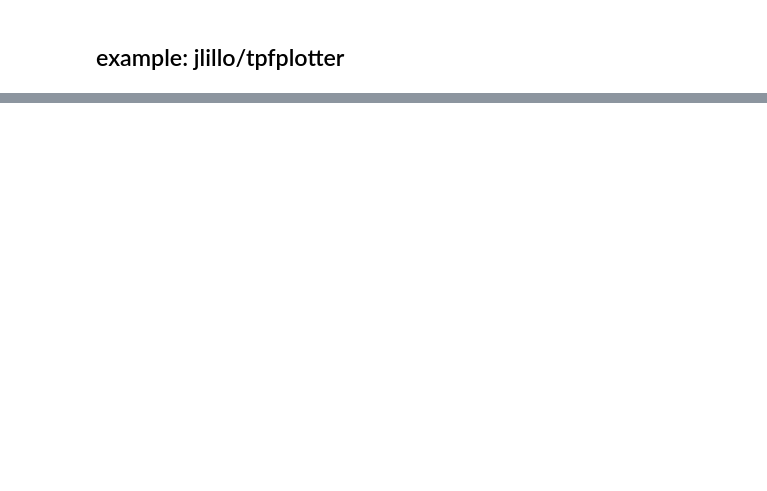
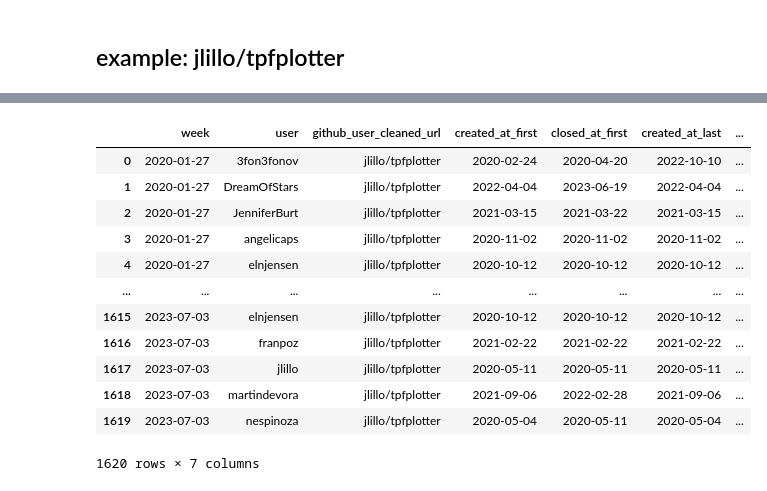
Before and after one commit to softwaresaved/rse-repo-analysis, a Jupyter notebook: analysis/github.ipynb, the cells around one changed output, grey strips where cells are left out. Saved outputs shown, nothing was run; the diff lists cells and outputs as text; code cells hidden in the pictures; blank space fills up the shorter version.

```diff
--- a/analysis/github.ipynb
+++ b/analysis/github.ipynb
@@ -373,0 +383,3 @@ datetime.date(2022, 9, 12)
+# %%
+offset = pd.DateOffset(weeks=1, weekday=0, normalize=True)
+start = metadata.created_at.iloc[0] - offset
@@ -373,0 +406,16 @@ datetime.date(2022, 9, 12)
+# %%
+df
+# %% [output]
+|  | week | user | github_user_cleaned_url | created_at_first | closed_at_first | created_at_last | ... |
+| 0 | 2020-01-27 | 3fon3fonov | jlillo/tpfplotter | 2020-02-24 | 2020-04-20 | 2022-10-10 | ... |
+| 1 | 2020-01-27 | DreamOfStars | jlillo/tpfplotter | 2022-04-04 | 2023-06-19 | 2022-04-04 | ... |
+| 2 | 2020-01-27 | JenniferBurt | jlillo/tpfplotter | 2021-03-15 | 2021-03-22 | 2021-03-15 | ... |
+| 3 | 2020-01-27 | angelicaps | jlillo/tpfplotter | 2020-11-02 | 2020-11-02 | 2020-11-02 | ... |
+| 4 | 2020-01-27 | elnjensen | jlillo/tpfplotter | 2020-10-12 | 2020-10-12 | 2020-10-12 | ... |
+| ... | ... | ... | ... | ... | ... | ... | ... |
+| 1615 | 2023-07-03 | elnjensen | jlillo/tpfplotter | 2020-10-12 | 2020-10-12 | 2020-10-12 | ... |
+| 1616 | 2023-07-03 | franpoz | jlillo/tpfplotter | 2021-02-22 | 2021-02-22 | 2021-02-22 | ... |
+| 1617 | 2023-07-03 | jlillo | jlillo/tpfplotter | 2020-05-11 | 2020-05-11 | 2020-05-11 | ... |
+| 1618 | 2023-07-03 | martindevora | jlillo/tpfplotter | 2021-09-06 | 2022-02-28 | 2021-09-06 | ... |
+| 1619 | 2023-07-03 | nespinoza | jlillo/tpfplotter | 2020-05-04 | 2020-05-11 | 2020-05-04 | ... |
+1620 rows × 7 columns
```
Also changed, not shown: parts of 18 cells of this notebook, 8 other files.
